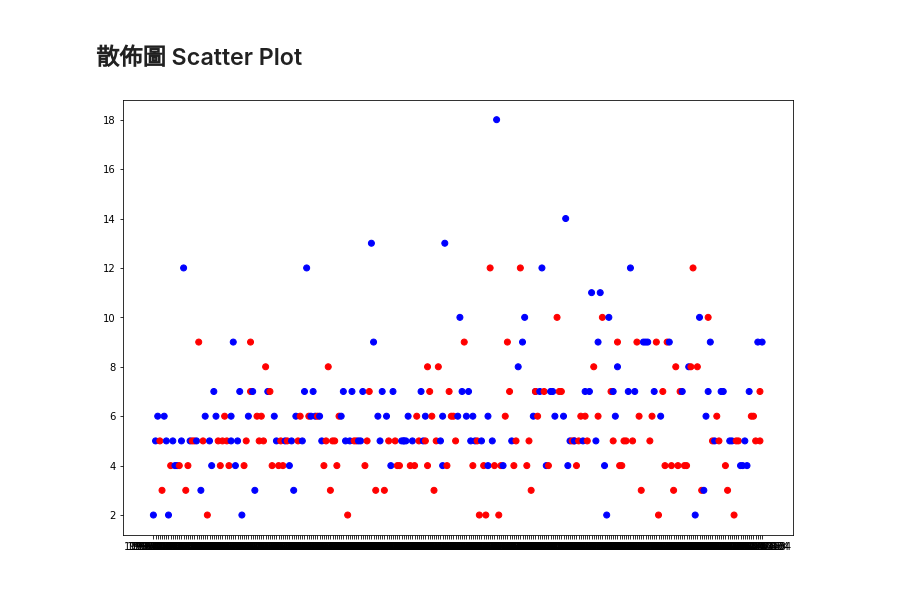
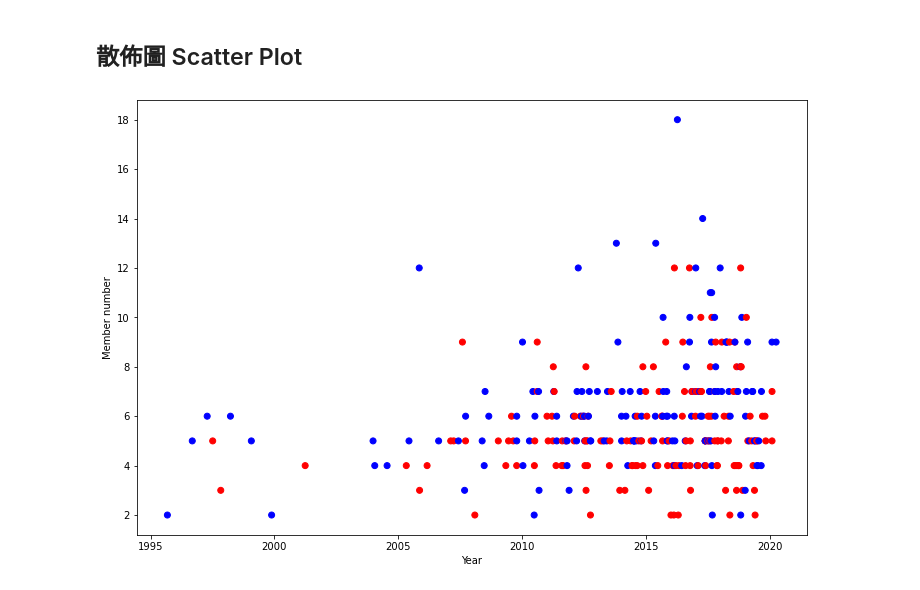
Before and after one commit to sleeping-psystudent/Dspy-Final-Project, a Jupyter notebook: Relation_analysis.ipynb, the cells around one changed output. Drawn from its saved outputs; the diff is of its cells as text; code cells hidden in the pictures.

```diff
--- a/Relation_analysis.ipynb
+++ b/Relation_analysis.ipynb
@@ -49,6 +49,7 @@ girls_n=girls.drop(["Short", "Korean Name", "Members", "Fanclub Name", "Active"]
 
 # merge
 Factors=pd.merge(boys_n, girls_n, how="outer")
+Factors["Debut"]=pd.to_datetime(Factors["Debut"], format='%Y-%m-%d')
 # Factors["Debut"]=pd.to_datetime(Factors["Debut"]).dt.year
 Factors.set_index("Name", inplace=True)
 Factors=Factors.sort_values("Debut")
@@ -66,6 +67,11 @@ Factors.head()
 # %%
 plt.figure(figsize=(12,8))
 plt.scatter(Factors["Debut"], Factors["Orig. Memb."], c=Factors["Gender"].map({"M": "blue", "F": "red"}))
+plt.gca().xaxis.set_major_locator(plt.matplotlib.dates.YearLocator(5))
+plt.xlabel("Year")
+plt.ylabel("Member number")
+#plt.title("")
+#plt.legend()
 plt.show()
 # %% [output]
-[figure, old version]
+[figure, new version]
```
Also changed, not shown: 4 other files.
